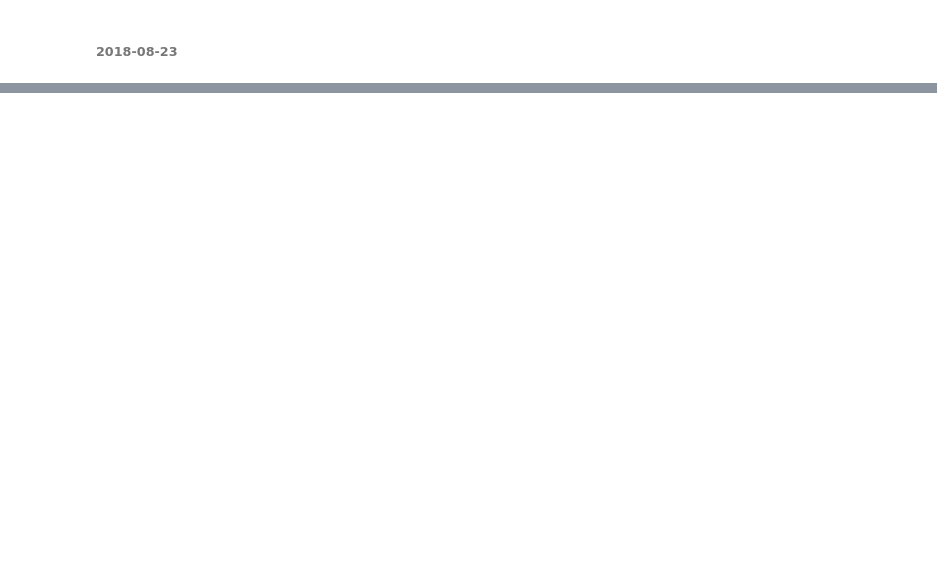
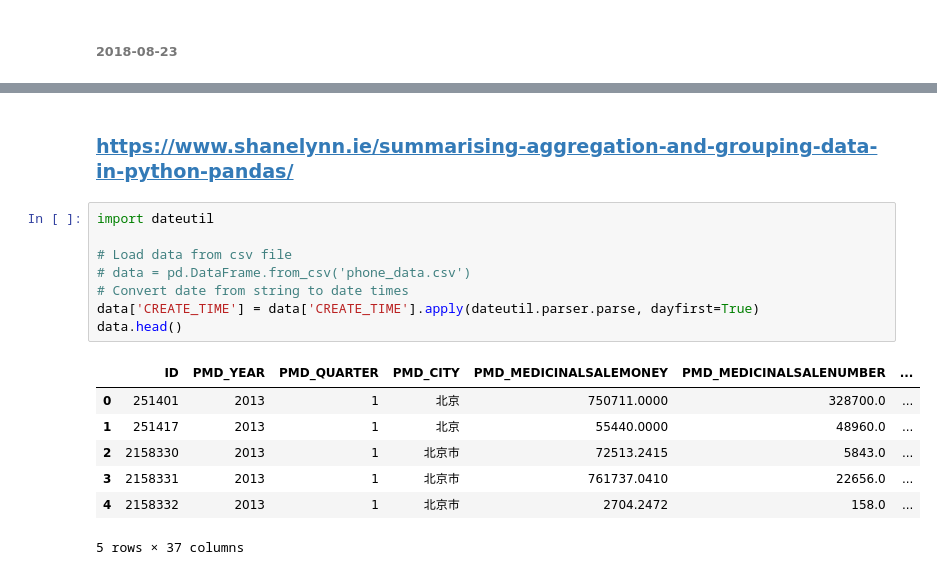
Before and after one commit to Sugeei/python-practice, a Jupyter notebook: jupyter_notebook/pandas_advance.ipynb, the cells around one changed output, grey strips where cells are left out. Drawn from its saved outputs; the diff is of its cells as text; blank space fills up the shorter version.

```diff
--- a/jupyter_notebook/pandas_advance.ipynb
+++ b/jupyter_notebook/pandas_advance.ipynb
@@ -845,0 +291,18 @@ df.to_csv("qa_err_items.csv", encoding='utf-8')
+# %% [markdown]
+### https://www.shanelynn.ie/summarising-aggregation-and-grouping-data-in-python-pandas/
+# %%
+import dateutil
+
+# Load data from csv file
+# data = pd.DataFrame.from_csv('phone_data.csv')
+# Convert date from string to date times
+data['CREATE_TIME'] = data['CREATE_TIME'].apply(dateutil.parser.parse, dayfirst=True)
+data.head()
+# %% [output]
+|  | ID | PMD_YEAR | PMD_QUARTER | PMD_CITY | PMD_MEDICINALSALEMONEY | PMD_MEDICINALSALENUMBER | ... |
+| 0 | 251401 | 2013 | 1 | 北京 | 750711.0000 | 328700.0 | ... |
+| 1 | 251417 | 2013 | 1 | 北京 | 55440.0000 | 48960.0 | ... |
+| 2 | 2158330 | 2013 | 1 | 北京市 | 72513.2415 | 5843.0 | ... |
+| 3 | 2158331 | 2013 | 1 | 北京市 | 761737.0410 | 22656.0 | ... |
+| 4 | 2158332 | 2013 | 1 | 北京市 | 2704.2472 | 158.0 | ... |
+5 rows × 37 columns
```
Also changed, not shown: parts of 274 cells of this notebook, 3 other files.
